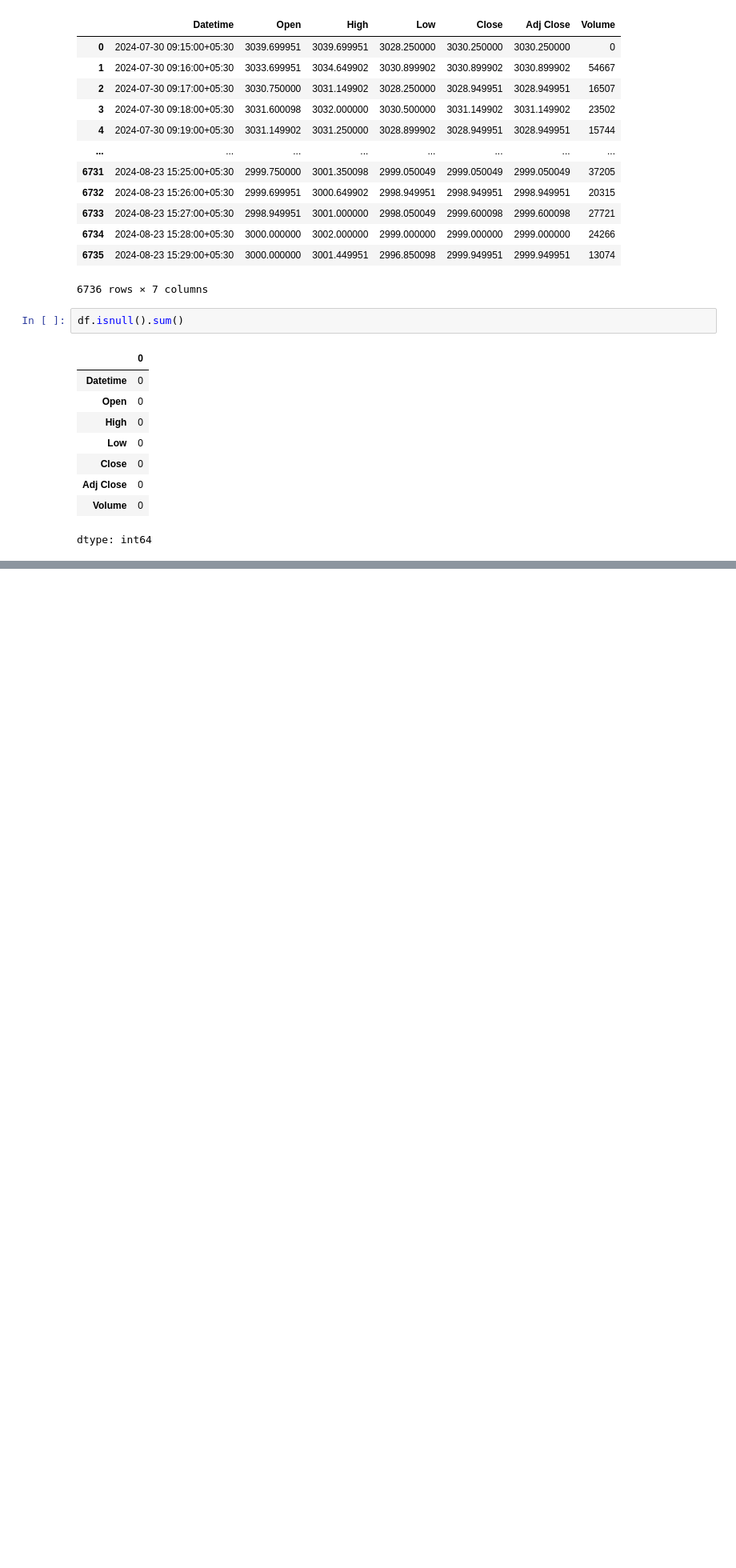
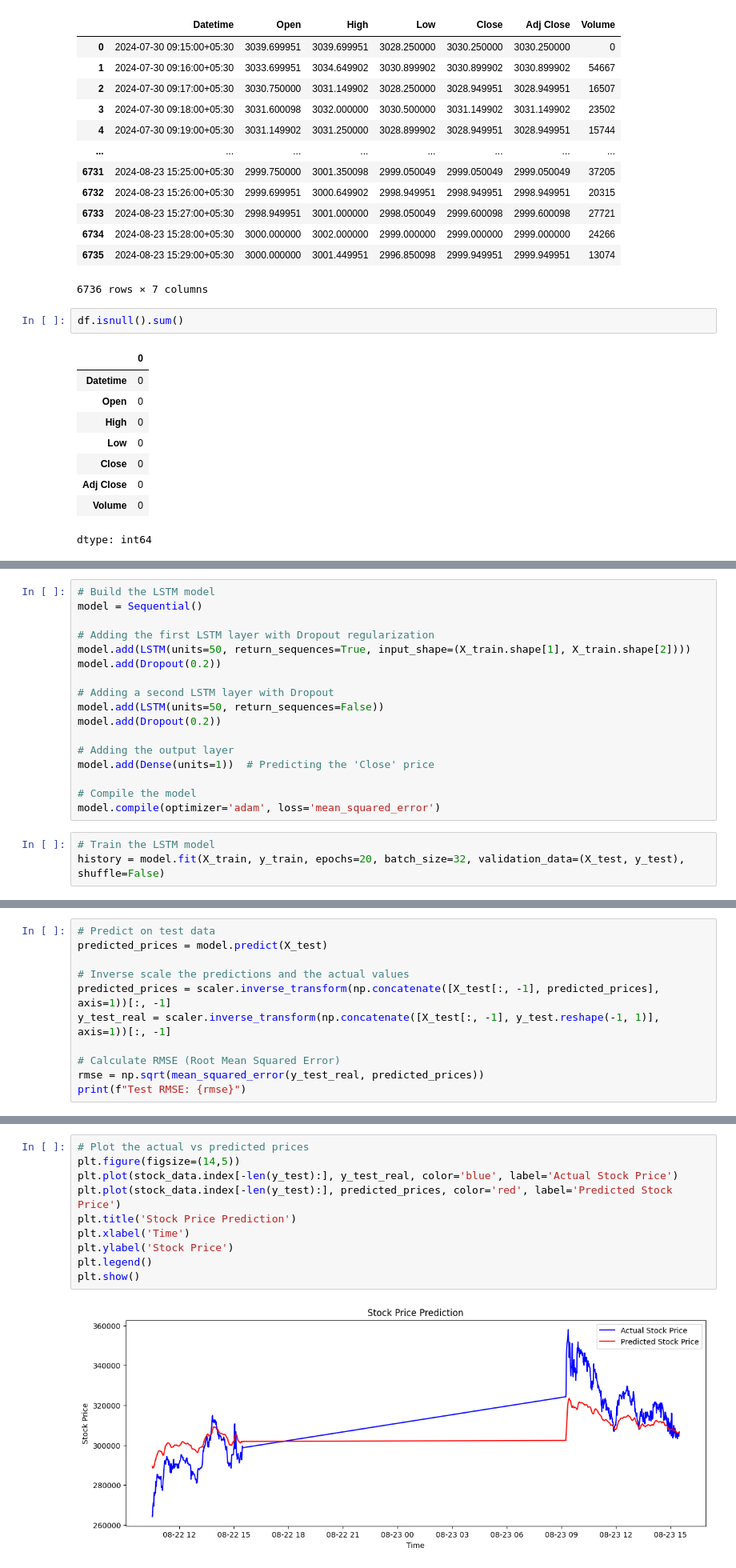
Before and after one commit to awaiskhan005/DATA-SCIENCE-AND-AI-, a Jupyter notebook: AMIT_ARROR_STOKC_PREDICTION_PROJECT.ipynb, the cells around one changed output, grey strips where cells are left out. Shown at 80% size. Saved outputs shown, nothing was run; the diff lists cells and outputs as text; blank space fills up the shorter version.

```diff
--- a/AMIT_ARROR_STOKC_PREDICTION_PROJECT.ipynb
+++ b/AMIT_ARROR_STOKC_PREDICTION_PROJECT.ipynb
@@ -37,0 +79,20 @@ dtype: int64
+# %%
+# Build the LSTM model
+model = Sequential()
+
+# Adding the first LSTM layer with Dropout regularization
+model.add(LSTM(units=50, return_sequences=True, input_shape=(X_train.shape[1], X_train.shape[2])))
+model.add(Dropout(0.2))
+
+# Adding a second LSTM layer with Dropout
+model.add(LSTM(units=50, return_sequences=False))
+model.add(Dropout(0.2))
+
+# Adding the output layer
+model.add(Dense(units=1))  # Predicting the 'Close' price
+
+# Compile the model
+model.compile(optimizer='adam', loss='mean_squared_error')
+# %%
+# Train the LSTM model
+history = model.fit(X_train, y_train, epochs=20, batch_size=32, validation_data=(X_test, y_test), shuffle=False)
@@ -37,0 +117,11 @@ dtype: int64
+# %%
+# Predict on test data
+predicted_prices = model.predict(X_test)
+
+# Inverse scale the predictions and the actual values
+predicted_prices = scaler.inverse_transform(np.concatenate([X_test[:, -1], predicted_prices], axis=1))[:, -1]
+y_test_real = scaler.inverse_transform(np.concatenate([X_test[:, -1], y_test.reshape(-1, 1)], axis=1))[:, -1]
+
+# Calculate RMSE (Root Mean Squared Error)
+rmse = np.sqrt(mean_squared_error(y_test_real, predicted_prices))
+print(f"Test RMSE: {rmse}")
@@ -37,0 +131,12 @@ dtype: int64
+# %%
+# Plot the actual vs predicted prices
+plt.figure(figsize=(14,5))
+plt.plot(stock_data.index[-len(y_test):], y_test_real, color='blue', label='Actual Stock Price')
+plt.plot(stock_data.index[-len(y_test):], predicted_prices, color='red', label='Predicted Stock Price')
+plt.title('Stock Price Prediction')
+plt.xlabel('Time')
+plt.ylabel('Stock Price')
+plt.legend()
+plt.show()
+# %% [output]
+[figure, added]
```
Also changed, not shown: parts of 16 cells of this notebook.
